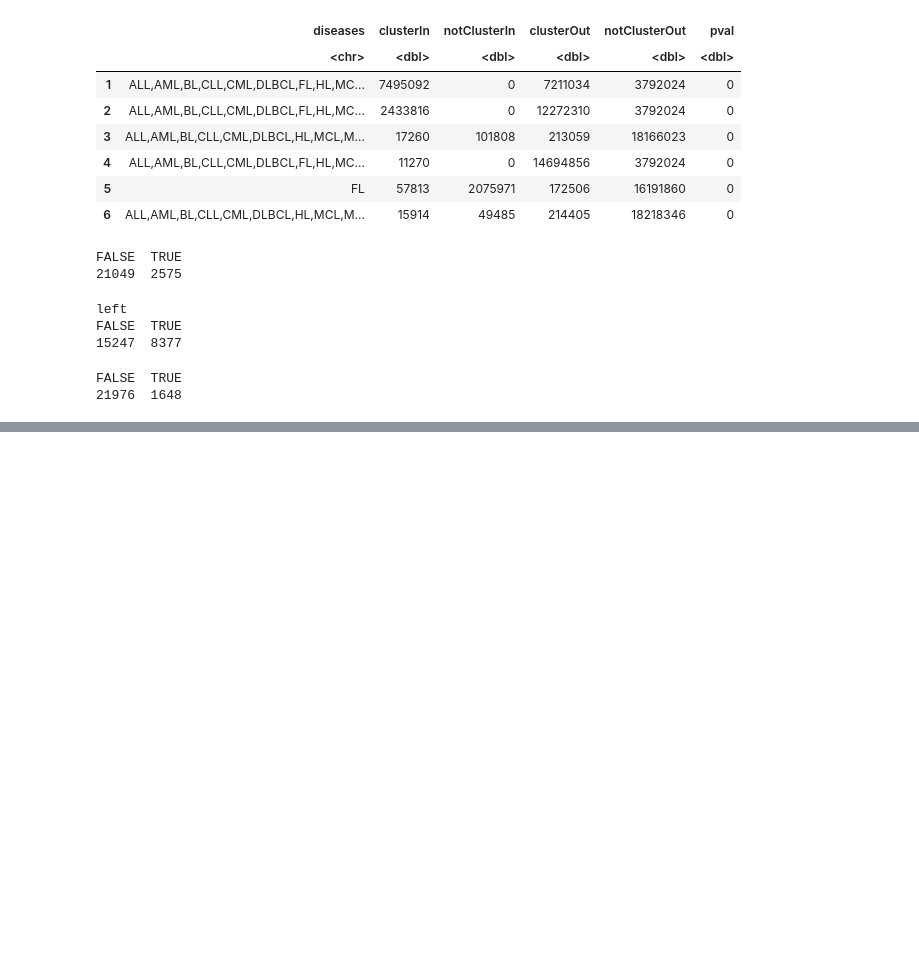
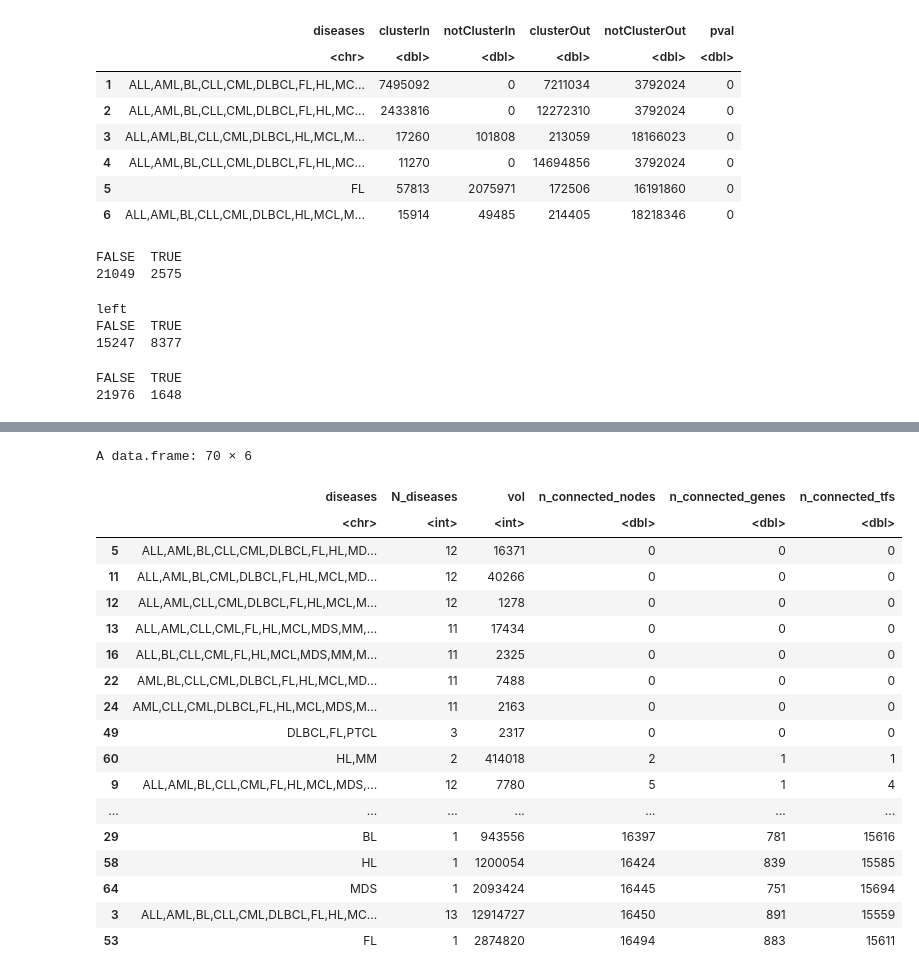
Before and after one commit to FMagnani/GEPOH, a Jupyter notebook: main.ipynb, the cells around one changed output, grey strips where cells are left out. Saved outputs shown, nothing was run; the diff lists cells and outputs as text; code cells hidden in the pictures; blank space fills up the shorter version.

Commit message:
Up to nework stats after fisher test wrt splits

```diff
--- a/main.ipynb
+++ b/main.ipynb
@@ -23,6 +22,9 @@ tfs <- load_data$tfs()
 genes <- load_data$genes()
 triclusters_df <- load_data$triclusters()
 binary_networks <- load_data$binary_networks()
+splits <- load_data$splits()
+fisher_test <- load_data$fisher_wrt_splits()
+network_stats <- load_data$network_stats()
 # %% [output]
 [1] "diseases"          "tfs"               "genes"
 [4] "binary_networks"   "triclusters"       "signatures"
@@ -126,26 +131,3 @@ FALSE  TRUE
 15247  8377
 FALSE  TRUE
 21976  1648
-# %%
-#--- Aggregate significative clusters with respect to diseases ---#
-
-# Compute vol
-triclusters_df$vol <- triclusters_df$N_tfs*triclusters_df$N_genes
-
-# Filter the original dataframe since it's aligned with the dataframe of fisher's test
-significative_triclusters <- triclusters_df[left&!garbage,]
-
-# The volume of the aggregating rows is summed
-aggregate_df <- aggregate(significative_triclusters$vol, by=list(diseases=significative_triclusters$diseases), FUN=sum)
-aggregate_df$vol <- aggregate_df$x
-aggregate_df$x <- NULL
-
-# Recover the number of diseases from the cluster name
-N_diseases <- list()
-for (i in 1:nrow(aggregate_df)){
-    N_diseases <- c(N_diseases, length(strsplit(aggregate_df[i,]$diseases, ',')[[1]]))
-}
-aggregate_df["N_diseases"] <- unlist(N_diseases)
-
-nrow(aggregate_df)
-head(aggregate_df)
@@ -162,0 +134,6 @@ A data.frame: 6 × 3
+# %%
+significative_triclusters <- triclusters_df[left&!garbage,]
+significative_fisher_test <- fisher_test[left&!garbage,]
+
+aggregate_df <- fisher_wrt_splits$aggregate_triclusters(significative_triclusters, significative_fisher_test)
+head(aggregate_df)
@@ -162,0 +150,3 @@ A data.frame: 6 × 3
+# %%
+network_stats <- fisher_wrt_splits$network_stats(aggregate_df, significative_triclusters, binary_networks, splits)
+head(network_stats)
@@ -162,0 +180,28 @@ A data.frame: 6 × 3
+# %%
+network_stats[
+    order(as.numeric(network_stats$n_connected_nodes), decreasing=FALSE),
+    c("diseases", "N_diseases", "vol", "n_connected_nodes", "n_connected_genes", "n_connected_tfs")
+]
+
+results_path <- "/home/PERSONALE/federico.magnani9/gepoh/main_results/"
+write.csv(network_stats, paste(results_path, "network_stats.csv", sep=''))
+# %% [output]
+A data.frame: 70 × 6
+|  | diseases | N_diseases | vol | n_connected_nodes | n_connected_genes | n_connected_tfs |
+|  | <chr> | <int> | <int> | <dbl> | <dbl> | <dbl> |
+| 5 | ALL,AML,BL,CLL,CML,DLBCL,FL,HL,MD... | 12 | 16371 | 0 | 0 | 0 |
+| 11 | ALL,AML,BL,CML,DLBCL,FL,HL,MCL,MD... | 12 | 40266 | 0 | 0 | 0 |
+| 12 | ALL,AML,CLL,CML,DLBCL,FL,HL,MCL,M... | 12 | 1278 | 0 | 0 | 0 |
+| 13 | ALL,AML,CLL,CML,FL,HL,MCL,MDS,MM,... | 11 | 17434 | 0 | 0 | 0 |
+| 16 | ALL,BL,CLL,CML,FL,HL,MCL,MDS,MM,M... | 11 | 2325 | 0 | 0 | 0 |
+| 22 | AML,BL,CLL,CML,DLBCL,FL,HL,MCL,MD... | 11 | 7488 | 0 | 0 | 0 |
+| 24 | AML,CLL,CML,DLBCL,FL,HL,MCL,MDS,M... | 11 | 2163 | 0 | 0 | 0 |
+| 49 | DLBCL,FL,PTCL | 3 | 2317 | 0 | 0 | 0 |
+| 60 | HL,MM | 2 | 414018 | 2 | 1 | 1 |
+| 9 | ALL,AML,BL,CLL,CML,FL,HL,MCL,MDS,... | 12 | 7780 | 5 | 1 | 4 |
+| ... | ... | ... | ... | ... | ... | ... |
+| 29 | BL | 1 | 943556 | 16397 | 781 | 15616 |
+| 58 | HL | 1 | 1200054 | 16424 | 839 | 15585 |
+| 64 | MDS | 1 | 2093424 | 16445 | 751 | 15694 |
+| 3 | ALL,AML,BL,CLL,CML,DLBCL,FL,HL,MC... | 13 | 12914727 | 16450 | 891 | 15559 |
+| 53 | FL | 1 | 2874820 | 16494 | 883 | 15611 |
```
Also changed, not shown: parts of 6 cells of this notebook, 1 other file.
